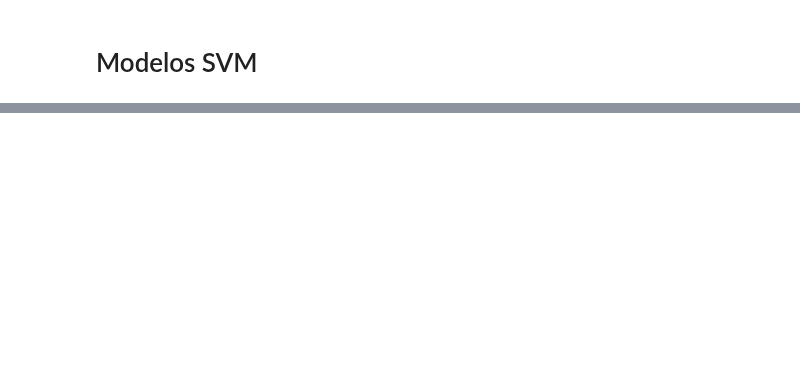
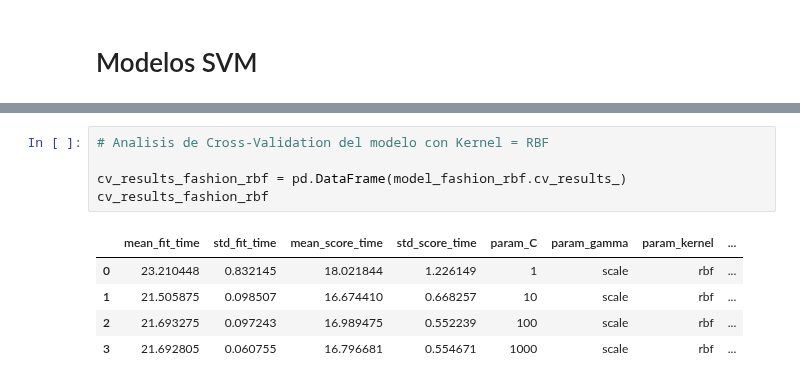
Before and after one commit to JALVARADORUIZ/Magister_BigData_UB, a Jupyter notebook: M7_AI1_AlvaradoRuizJoseArmando.ipynb, the cells around one changed output, grey strips where cells are left out. Drawn from its saved outputs; the diff is of its cells as text; blank space fills up the shorter version.

```diff
--- a/M7_AI1_AlvaradoRuizJoseArmando.ipynb
+++ b/M7_AI1_AlvaradoRuizJoseArmando.ipynb
@@ -198,0 +632,11 @@ En ambos dataset, nuestra variable objetivo es un numero de 0 a 9.
+# %%
+# Analisis de Cross-Validation del modelo con Kernel = RBF
+
+cv_results_fashion_rbf = pd.DataFrame(model_fashion_rbf.cv_results_)
+cv_results_fashion_rbf
+# %% [output]
+|  | mean_fit_time | std_fit_time | mean_score_time | std_score_time | param_C | param_gamma | param_kernel | ... |
+| 0 | 23.210448 | 0.832145 | 18.021844 | 1.226149 | 1 | scale | rbf | ... |
+| 1 | 21.505875 | 0.098507 | 16.674410 | 0.668257 | 10 | scale | rbf | ... |
+| 2 | 21.693275 | 0.097243 | 16.989475 | 0.552239 | 100 | scale | rbf | ... |
+| 3 | 21.692805 | 0.060755 | 16.796681 | 0.554671 | 1000 | scale | rbf | ... |
```
Also changed, not shown: parts of 63 cells of this notebook.
